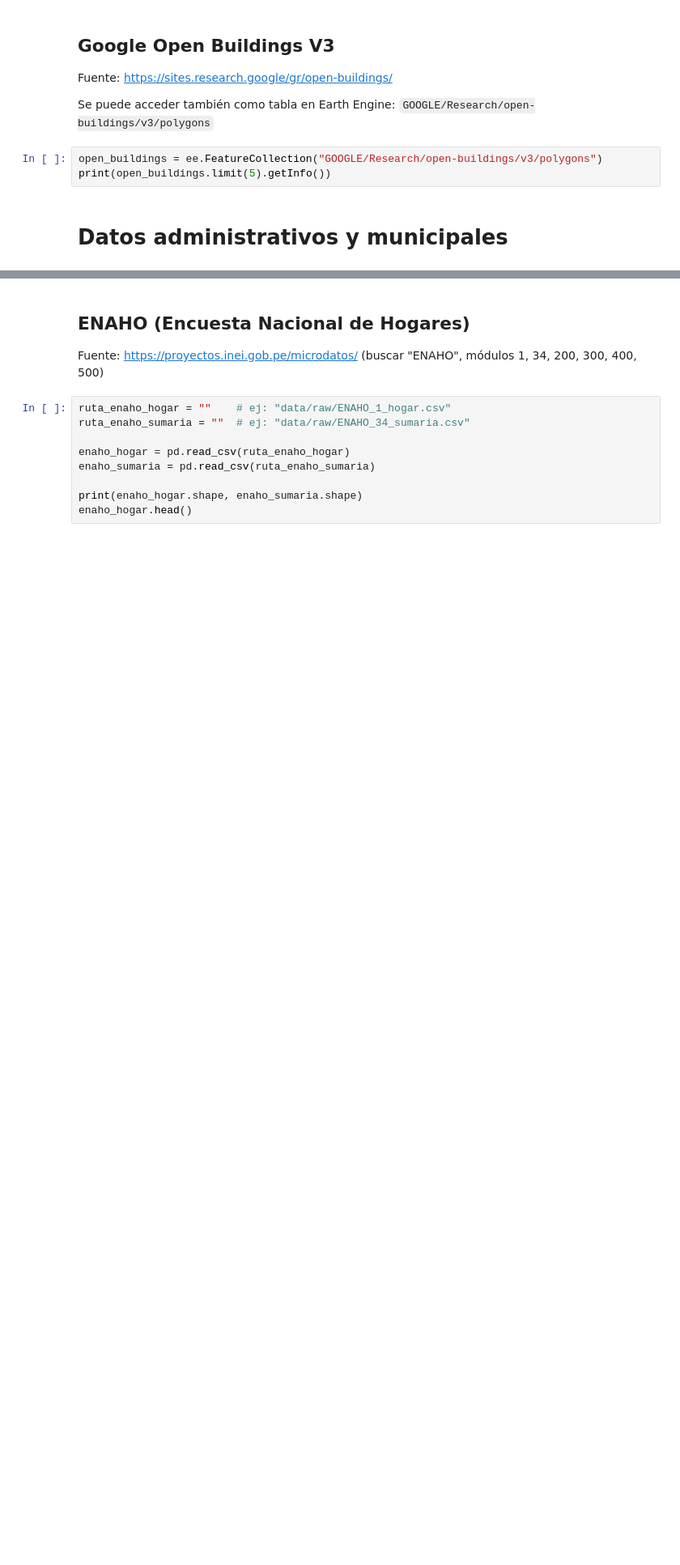
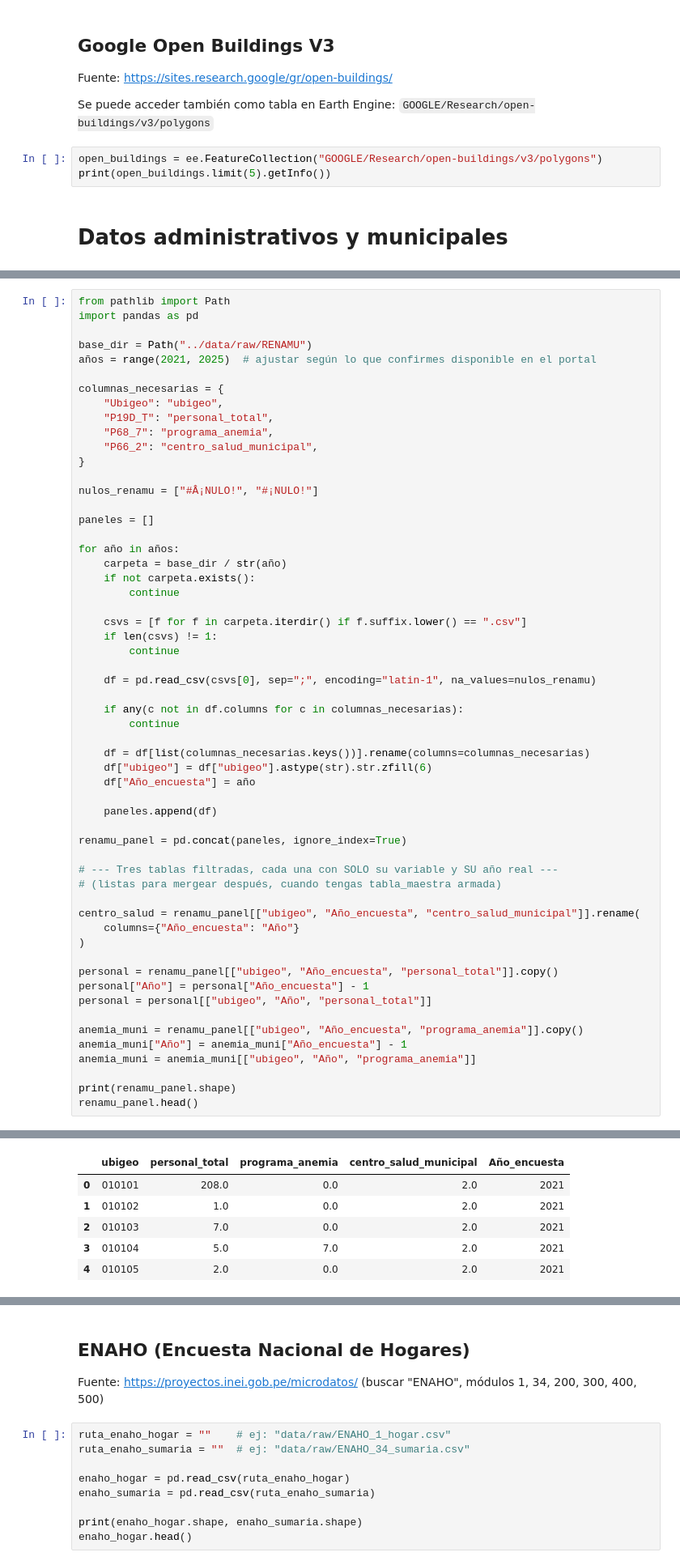
Before and after one commit to isdextre/causal-anemia-model, a Jupyter notebook: notebooks/00_join_ubigeo.ipynb, the cells around one changed output, grey strips where cells are left out. Shown at 81% size. Cells and saved outputs as stored; diff of their text form; blank space fills up the shorter version.

```diff
--- a/notebooks/00_join_ubigeo.ipynb
+++ b/notebooks/00_join_ubigeo.ipynb
@@ -199,0 +300,58 @@ renamu.head()
+# %%
+from pathlib import Path
+import pandas as pd
+
+base_dir = Path("../data/raw/RENAMU")
+años = range(2021, 2025)  # ajustar según lo que confirmes disponible en el portal
+
+columnas_necesarias = {
+    "Ubigeo": "ubigeo",
+    "P19D_T": "personal_total",
+    "P68_7": "programa_anemia",
+    "P66_2": "centro_salud_municipal",
+}
+
+nulos_renamu = ["#Â¡NULO!", "#¡NULO!"]
+
+paneles = []
+
+for año in años:
+    carpeta = base_dir / str(año)
+    if not carpeta.exists():
+        continue
+
+    csvs = [f for f in carpeta.iterdir() if f.suffix.lower() == ".csv"]
+    if len(csvs) != 1:
+        continue
+
+    df = pd.read_csv(csvs[0], sep=";", encoding="latin-1", na_values=nulos_renamu)
+
+    if any(c not in df.columns for c in columnas_necesarias):
+        continue
+
+    df = df[list(columnas_necesarias.keys())].rename(columns=columnas_necesarias)
+    df["ubigeo"] = df["ubigeo"].astype(str).str.zfill(6)
+    df["Año_encuesta"] = año
+
+    paneles.append(df)
+
+renamu_panel = pd.concat(paneles, ignore_index=True)
+
+# --- Tres tablas filtradas, cada una con SOLO su variable y SU año real ---
+# (listas para mergear después, cuando tengas tabla_maestra armada)
+
+centro_salud = renamu_panel[["ubigeo", "Año_encuesta", "centro_salud_municipal"]].rename(
+    columns={"Año_encuesta": "Año"}
+)
+
+personal = renamu_panel[["ubigeo", "Año_encuesta", "personal_total"]].copy()
+personal["Año"] = personal["Año_encuesta"] - 1
+personal = personal[["ubigeo", "Año", "personal_total"]]
+
+anemia_muni = renamu_panel[["ubigeo", "Año_encuesta", "programa_anemia"]].copy()
+anemia_muni["Año"] = anemia_muni["Año_encuesta"] - 1
+anemia_muni = anemia_muni[["ubigeo", "Año", "programa_anemia"]]
+
+print(renamu_panel.shape)
+renamu_panel.head()
+# %% [output]
@@ -199,0 +359,6 @@ renamu.head()
+|  | ubigeo | personal_total | programa_anemia | centro_salud_municipal | Año_encuesta |
+| 0 | 010101 | 208.0 | 0.0 | 2.0 | 2021 |
+| 1 | 010102 | 1.0 | 0.0 | 2.0 | 2021 |
+| 2 | 010103 | 7.0 | 0.0 | 2.0 | 2021 |
+| 3 | 010104 | 5.0 | 7.0 | 2.0 | 2021 |
+| 4 | 010105 | 2.0 | 0.0 | 2.0 | 2021 |
```
Also changed, not shown: parts of 13 cells of this notebook.
